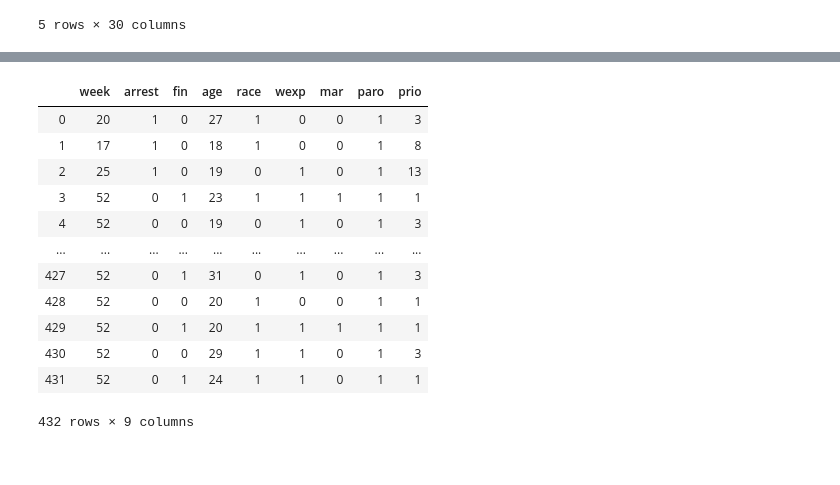
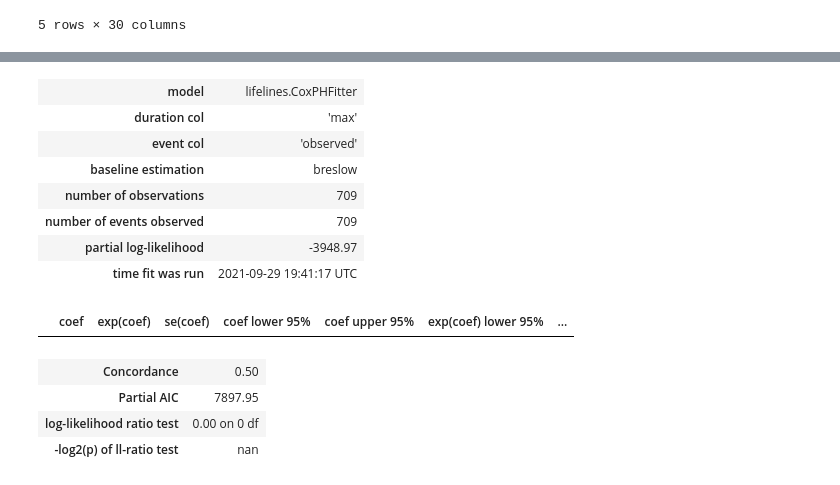
Before and after one commit to kylejones200/bana_4373, a Jupyter notebook: survival analysis/survival analysis for machine health with lifelines.ipynb, the cells around one changed output, grey strips where cells are left out. Cells and saved outputs as stored; diff of their text form; code cells hidden in the pictures.

```diff
--- a/survival analysis/survival analysis for machine health with lifelines.ipynb
+++ b/survival analysis/survival analysis for machine health with lifelines.ipynb
@@ -128,16 +107,16 @@ cph.plot_covariate_groups('prio', [0, 2, 4, 6, 8, 10], cmap='coolwarm')
-# %%
-rossi_dataset
-# %% [output]
-|  | week | arrest | fin | age | race | wexp | mar | paro | prio |
-| 0 | 20 | 1 | 0 | 27 | 1 | 0 | 0 | 1 | 3 |
-| 1 | 17 | 1 | 0 | 18 | 1 | 0 | 0 | 1 | 8 |
-| 2 | 25 | 1 | 0 | 19 | 0 | 1 | 0 | 1 | 13 |
-| 3 | 52 | 0 | 1 | 23 | 1 | 1 | 1 | 1 | 1 |
-| 4 | 52 | 0 | 0 | 19 | 0 | 1 | 0 | 1 | 3 |
-| ... | ... | ... | ... | ... | ... | ... | ... | ... | ... |
-| 427 | 52 | 0 | 1 | 31 | 0 | 1 | 0 | 1 | 3 |
-| 428 | 52 | 0 | 0 | 20 | 1 | 0 | 0 | 1 | 1 |
-| 429 | 52 | 0 | 1 | 20 | 1 | 1 | 1 | 1 | 1 |
-| 430 | 52 | 0 | 0 | 29 | 1 | 1 | 0 | 1 | 3 |
-| 431 | 52 | 0 | 1 | 24 | 1 | 1 | 0 | 1 | 1 |
-432 rows × 9 columns
+# %%
+cph.print_summary()
+# %% [output]
+| model | lifelines.CoxPHFitter |
+| duration col | 'max' |
+| event col | 'observed' |
+| baseline estimation | breslow |
+| number of observations | 709 |
+| number of events observed | 709 |
+| partial log-likelihood | -3948.97 |
+| time fit was run | 2021-09-29 19:41:17 UTC |
+|  | coef | exp(coef) | se(coef) | coef lower 95% | coef upper 95% | exp(coef) lower 95% | ... |
+| Concordance | 0.50 |
+| Partial AIC | 7897.95 |
+| log-likelihood ratio test | 0.00 on 0 df |
+| -log2(p) of ll-ratio test | nan |
```
Also changed, not shown: parts of 14 cells of this notebook, 10 other files.
